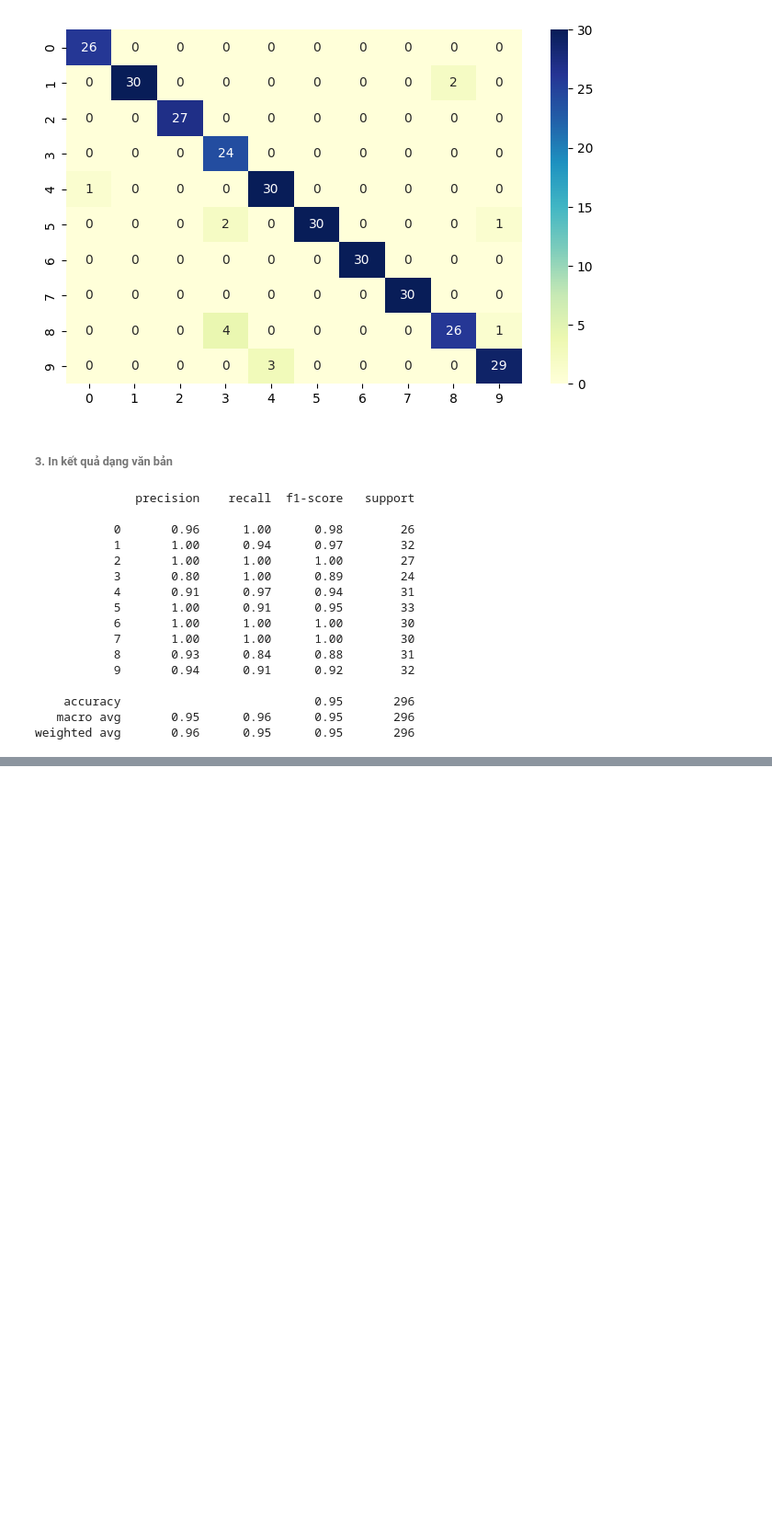
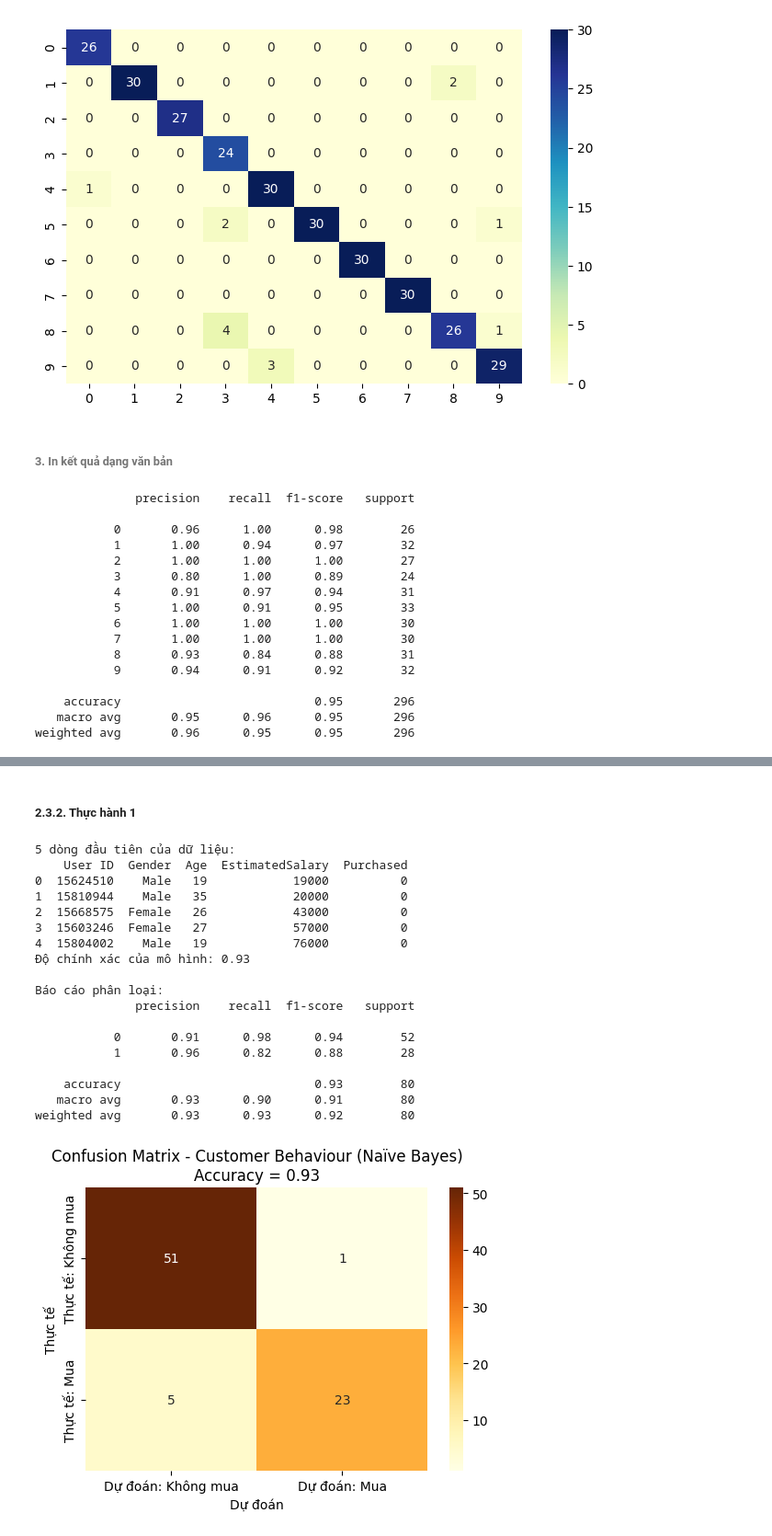
Before and after one commit to qdatether/ueh25_kythuatlaptrinh_stata_python_st3, a Jupyter notebook: Bai_tap_tren_lop/Mid-term/2.1-2.2.2.ipynb, the cells around one changed output, grey strips where cells are left out. Shown at 92% size. Drawn from its saved outputs; the diff is of its cells as text; code cells hidden in the pictures; blank space fills up the shorter version.

```diff
--- a/Bai_tap_tren_lop/Mid-term/2.1-2.2.2.ipynb
+++ b/Bai_tap_tren_lop/Mid-term/2.1-2.2.2.ipynb
@@ -1120,0 +1390,78 @@ weighted avg       0.96      0.95      0.95       296
+# %% [markdown]
+##### 2.3.2. Thực hành 1
+# %%
+# 1. Import thư viện
+import pandas as pd
+import seaborn as sns
+import matplotlib.pyplot as plt
+from sklearn.model_selection import train_test_split
+from sklearn.naive_bayes import GaussianNB
+from sklearn.metrics import accuracy_score, confusion_matrix, classification_report
+
+# 2. Đọc dữ liệu
+file_path = "Customer_Behaviour.csv"
+data = pd.read_csv(file_path)
+
+print("5 dòng đầu tiên của dữ liệu:")
+print(data.head())
+
+# 3. Tách X (features) và y (target)
+X = data.drop("Purchased", axis=1)   # các biến độc lập
+y = data["Purchased"]                # biến mục tiêu
+
+# Nếu có biến categorical (chuỗi), cần one-hot encoding
+X = pd.get_dummies(X, drop_first=True)
+
+# 4. Chia train/test 80/20
+X_train, X_test, y_train, y_test = train_test_split(
+    X, y, test_size=0.2, random_state=42
+)
+
+# 5. Khởi tạo mô hình Naïve Bayes
+model = GaussianNB()
+model.fit(X_train, y_train)
+
+# 6. Dự đoán
+y_pred = model.predict(X_test)
+
+# 7. Đánh giá mô hình
+accuracy = accuracy_score(y_test, y_pred)
+print(f"Độ chính xác của mô hình: {accuracy:.2f}")
+print("\nBáo cáo phân loại:")
+print(classification_report(y_test, y_pred))
+# 8. Vẽ Confusion Matrix với nhãn "Không mua" và "Mua"
+cm = confusion_matrix(y_test, y_pred)
+labels = ["Không mua", "Mua"]
+
+conf_matrix = pd.DataFrame(
+    cm,
+    index=[f"Thực tế: {label}" for label in labels],
+    columns=[f"Dự đoán: {label}" for label in labels]
+)
+
+plt.figure(figsize=(6,4))
+sns.heatmap(conf_matrix, annot=True, fmt="d", cmap="YlOrBr")
+plt.title(f"Confusion Matrix - Customer Behaviour (Naïve Bayes)\nAccuracy = {accuracy:.2f}")
+plt.ylabel("Thực tế")
+plt.xlabel("Dự đoán")
+plt.show()
+# %% [output]
+5 dòng đầu tiên của dữ liệu:
+    User ID  Gender  Age  EstimatedSalary  Purchased
+0  15624510    Male   19            19000          0
+1  15810944    Male   35            20000          0
+2  15668575  Female   26            43000          0
+3  15603246  Female   27            57000          0
+4  15804002    Male   19            76000          0
+Độ chính xác của mô hình: 0.93
+
+Báo cáo phân loại:
+              precision    recall  f1-score   support
+
+           0       0.91      0.98      0.94        52
+           1       0.96      0.82      0.88        28
+
+    accuracy                           0.93        80
+   macro avg       0.93      0.90      0.91        80
+weighted avg       0.93      0.93      0.92        80
+[figure, added]
```
Also changed, not shown: parts of 15 cells of this notebook, 6 other files.
